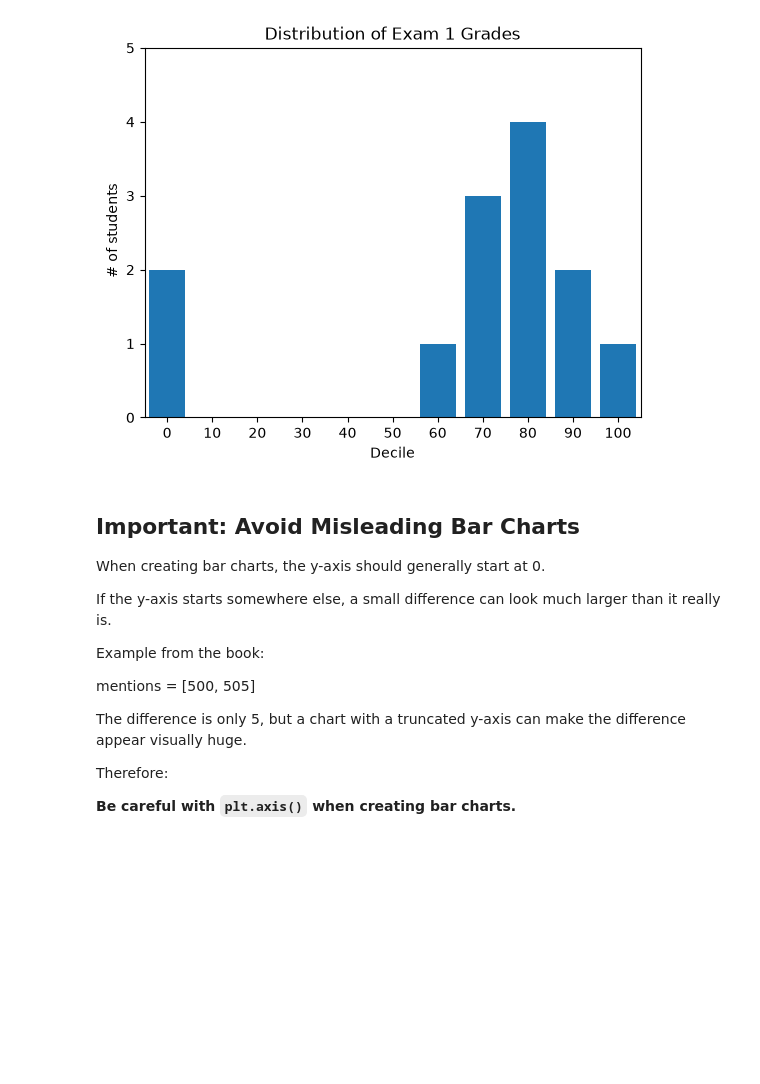
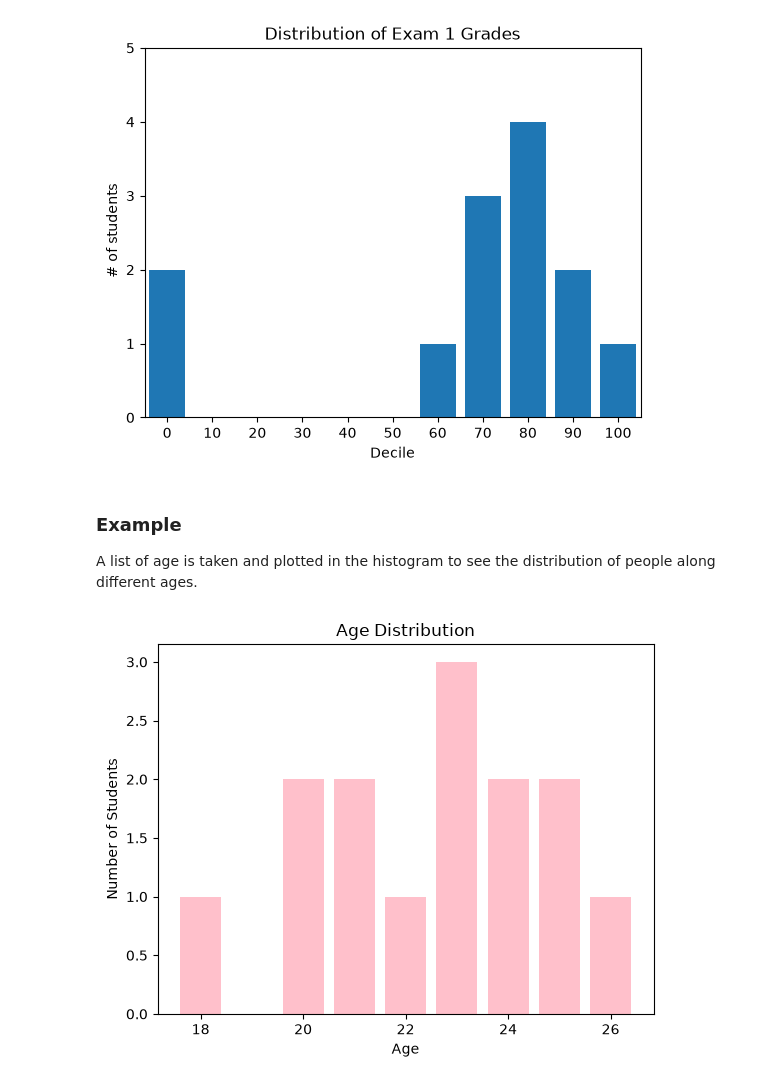
Before and after one commit to mat6099/Machine_Learning_Shelly, a Jupyter notebook: DataScienceFromScratch/CH3_VisualisingData.ipynb, the cells around one changed output. Drawn from its saved outputs; the diff is of its cells as text; code cells hidden in the pictures; blank space fills up the shorter version.

```diff
--- a/DataScienceFromScratch/CH3_VisualisingData.ipynb
+++ b/DataScienceFromScratch/CH3_VisualisingData.ipynb
@@ -87,32 +87,21 @@ plt.show()
 # %% [output]
 [figure]
 # %% [markdown]
-## Important: Avoid Misleading Bar Charts
-
-When creating bar charts, the y-axis should generally start at 0.
-
-If the y-axis starts somewhere else, a small difference can look much larger
-than it really is.
-
-Example from the book:
-
-mentions = [500, 505]
-
-The difference is only 5, but a chart with a truncated y-axis can make
-the difference appear visually huge.
-
-Therefore:
-
-**Be careful with `plt.axis()` when creating bar charts.**
+### **Example**
+A list of age is taken and plotted in the histogram to see the distribution of people along different ages.
 # %%
 from collections import Counter
 from matplotlib import  pyplot as pyplot
 
 age = [20,23,24,23,25,21,26,23,22,21,24,25,20,18]
 age_count = Counter(age)
 
-plt.bar(age_count.keys(), age_count.values())
+plt.bar(age_count.keys(), age_count.values(), color = "pink") #keys give the key of the dictionary i.e. ages, while values give the count i.e. no of people with same age.
+
 
 plt.xlabel("Age")
 plt.ylabel("Number of Students")
 plt.title("Age Distribution")
+plt.show()
+# %% [output]
+[figure, added]
```
Also changed, not shown: parts of 5 cells of this notebook.
